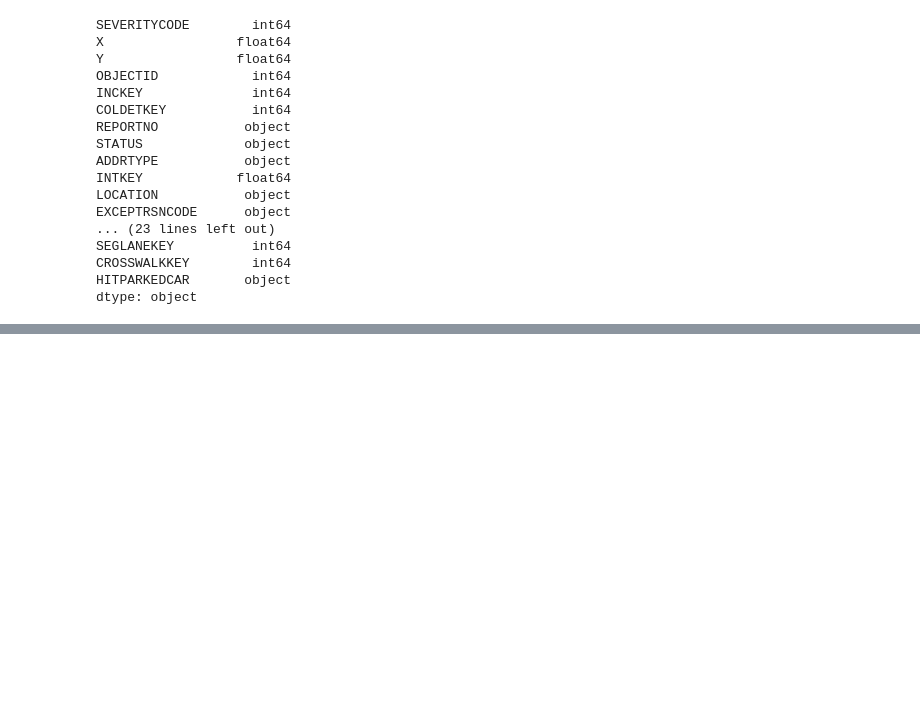
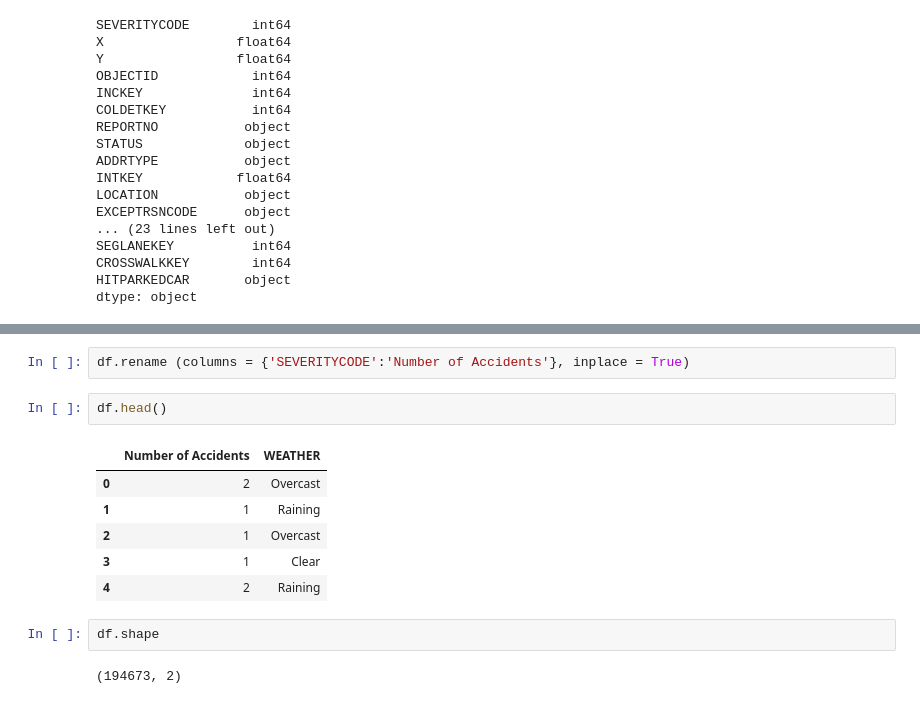
Before and after one commit to glamaralahl/Capstone-Project_final_Ahl, a Jupyter notebook: Capstone final project - Data-Collisions Seattle.ipynb, the cells around one changed output, grey strips where cells are left out. Cells and saved outputs as stored; diff of their text form; blank space fills up the shorter version.

```diff
--- a/Capstone final project - Data-Collisions Seattle.ipynb
+++ b/Capstone final project - Data-Collisions Seattle.ipynb
@@ -47,0 +41,15 @@ df.head
+# %%
+df.rename (columns = {'SEVERITYCODE':'Number of Accidents'}, inplace = True)
+# %%
+df.head()
+# %% [output]
+|  | Number of Accidents | WEATHER |
+| 0 | 2 | Overcast |
+| 1 | 1 | Raining |
+| 2 | 1 | Overcast |
+| 3 | 1 | Clear |
+| 4 | 2 | Raining |
+# %%
+df.shape
+# %% [output]
+(194673, 2)
```
Also changed, not shown: parts of 18 cells of this notebook.
